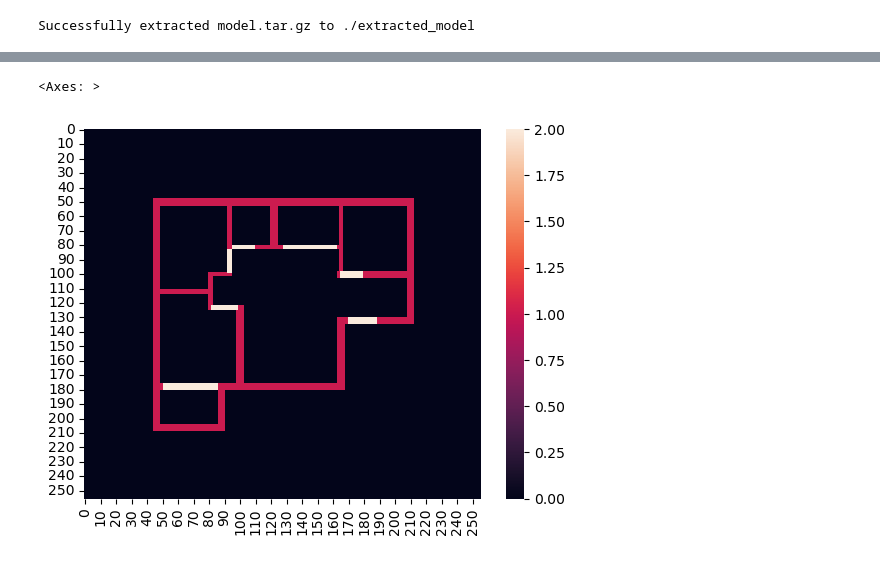
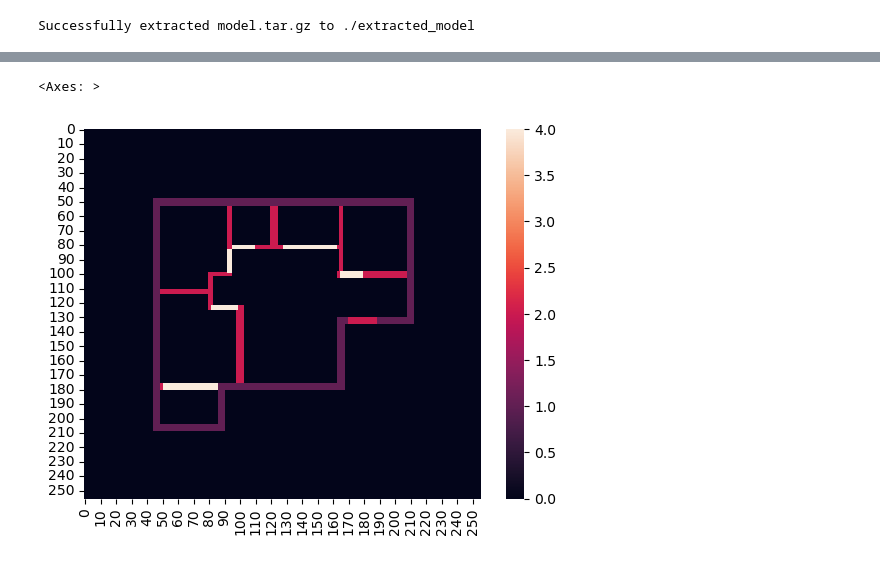
Before and after one commit to shaun-friedman/Generative-Interior-Synthesis, a Jupyter notebook: 4_Modeling.ipynb, the cells around one changed output, grey strips where cells are left out. Cells and saved outputs as stored; diff of their text form; code cells hidden in the pictures.

```diff
--- a/4_Modeling.ipynb
+++ b/4_Modeling.ipynb
@@ -357,7 +278,7 @@ sns.heatmap(np.sum([boundary_mask_gt, pred_room, pred_door*20], axis=0))
 # %%
-input_arrs = np.sum([boundary_mask_gt, room_mask_gt, door_mask_gt*2], axis=0)
+input_arrs = np.sum([boundary_mask_gt, room_mask_gt*2, door_mask_gt*4], axis=0)
 
 sns.heatmap(input_arrs)
 # %% [output]
 <Axes: >
-[figure, old version]
+[figure, new version]
```
Also changed, not shown: parts of 12 cells of this notebook.
